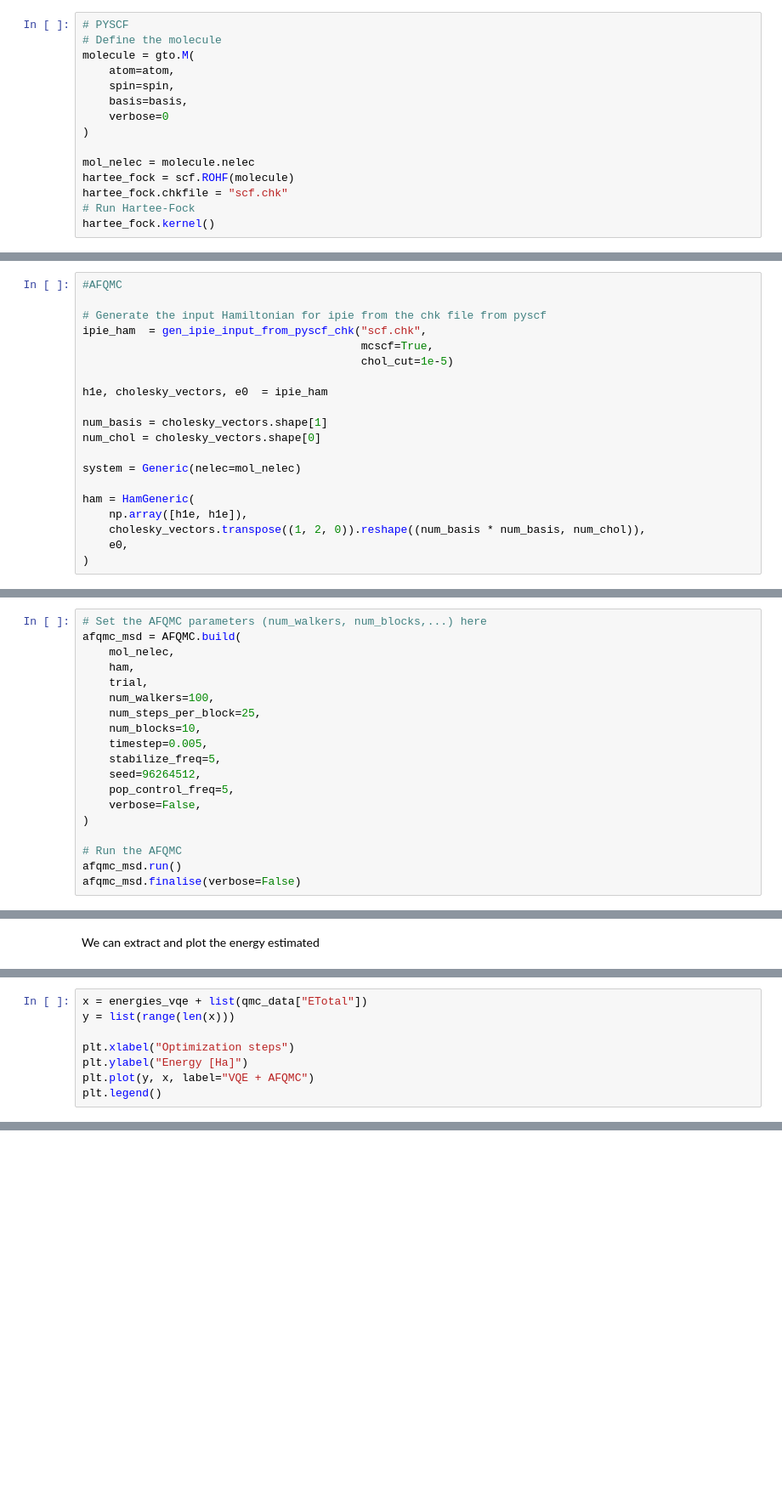
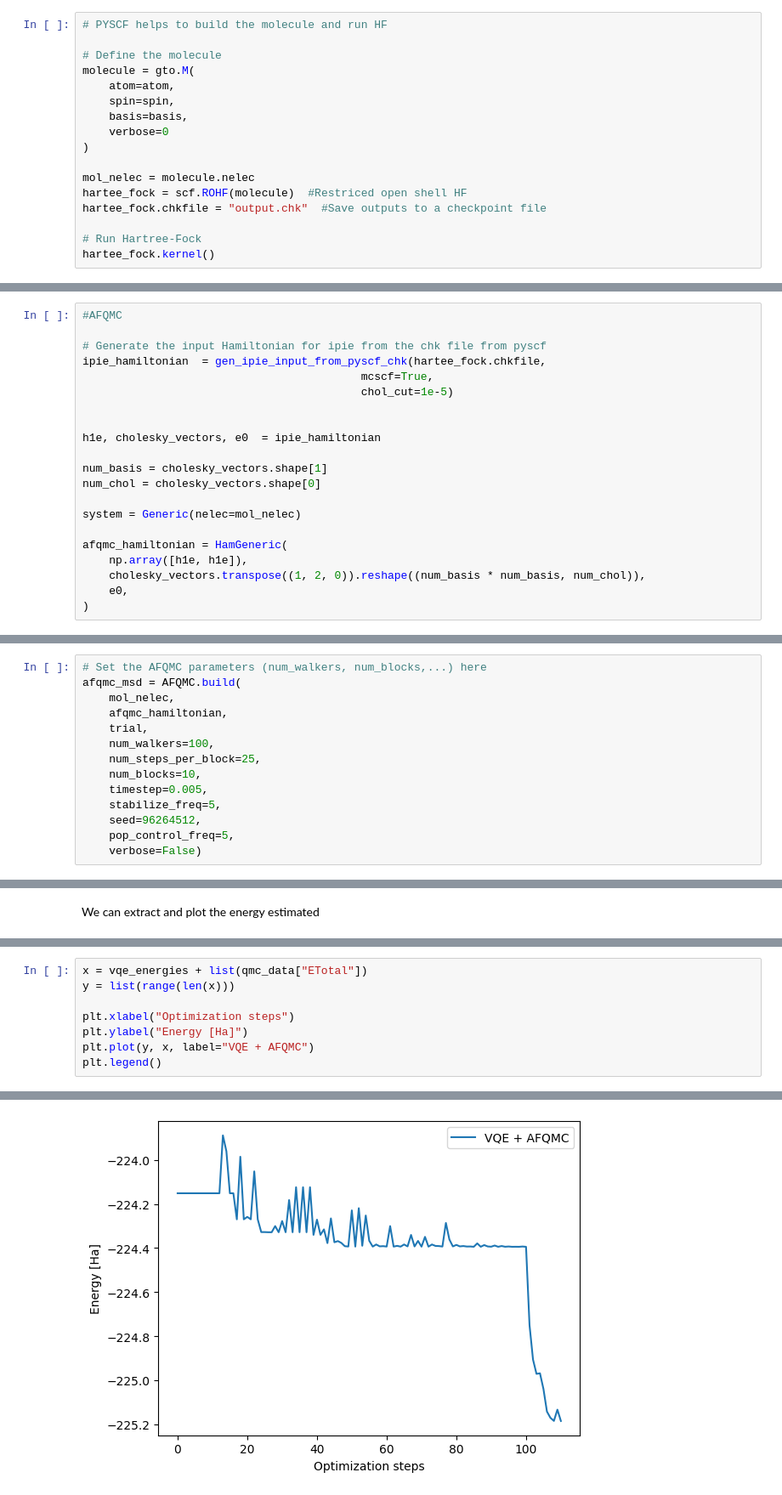
Before and after one commit to davidev886/hybrid_workflow_mwe, a Jupyter notebook: afqmc.ipynb, the cells around one changed output, grey strips where cells are left out. Shown at 85% size. Drawn from its saved outputs; the diff is of its cells as text; blank space fills up the shorter version.

```diff
--- a/afqmc.ipynb
+++ b/afqmc.ipynb
@@ -30,5 +56,6 @@ spin = 1
 # %%
-# PYSCF
+# PYSCF helps to build the molecule and run HF
+
 # Define the molecule
 molecule = gto.M(
     atom=atom,
@@ -38,7 +65,8 @@ molecule = gto.M(
 )
 
 mol_nelec = molecule.nelec
-hartee_fock = scf.ROHF(molecule)
-hartee_fock.chkfile = "scf.chk"
-# Run Hartee-Fock
+hartee_fock = scf.ROHF(molecule)  #Restriced open shell HF
+hartee_fock.chkfile = "output.chk"  #Save outputs to a checkpoint file
+
+# Run Hartree-Fock
 hartee_fock.kernel()
@@ -162,18 +192,19 @@ from ipie.analysis.extraction import extract_observable
 #AFQMC
 
 # Generate the input Hamiltonian for ipie from the chk file from pyscf
-ipie_ham  = gen_ipie_input_from_pyscf_chk("scf.chk",
+ipie_hamiltonian  = gen_ipie_input_from_pyscf_chk(hartee_fock.chkfile,
                                           mcscf=True,
                                           chol_cut=1e-5)
 
-h1e, cholesky_vectors, e0  = ipie_ham
+
+h1e, cholesky_vectors, e0  = ipie_hamiltonian
 
 num_basis = cholesky_vectors.shape[1]
 num_chol = cholesky_vectors.shape[0]
 
 system = Generic(nelec=mol_nelec)
 
-ham = HamGeneric(
+afqmc_hamiltonian = HamGeneric(
     np.array([h1e, h1e]),
     cholesky_vectors.transpose((1, 2, 0)).reshape((num_basis * num_basis, num_chol)),
     e0,
@@ -206,7 +238,7 @@ Here we can choose the input options like the timestep $\Delta\tau$, the total n
 # Set the AFQMC parameters (num_walkers, num_blocks,...) here
 afqmc_msd = AFQMC.build(
     mol_nelec,
-    ham,
+    afqmc_hamiltonian,
     trial,
     num_walkers=100,
     num_steps_per_block=25,
@@ -215,9 +247,4 @@ afqmc_msd = AFQMC.build(
     stabilize_freq=5,
     seed=96264512,
     pop_control_freq=5,
-    verbose=False,
-)
-
-# Run the AFQMC
-afqmc_msd.run()
-afqmc_msd.finalise(verbose=False)
+    verbose=False)
@@ -232,8 +281,9 @@ plt.legend()
 # %%
-x = energies_vqe + list(qmc_data["ETotal"])
+x = vqe_energies + list(qmc_data["ETotal"])
 y = list(range(len(x)))
 
 plt.xlabel("Optimization steps")
 plt.ylabel("Energy [Ha]")
 plt.plot(y, x, label="VQE + AFQMC")
 plt.legend()
+# %% [output]
@@ -239,0 +291 @@ plt.legend()
+[figure, added]
```
Also changed, not shown: parts of 27 cells of this notebook, 9 other files.
